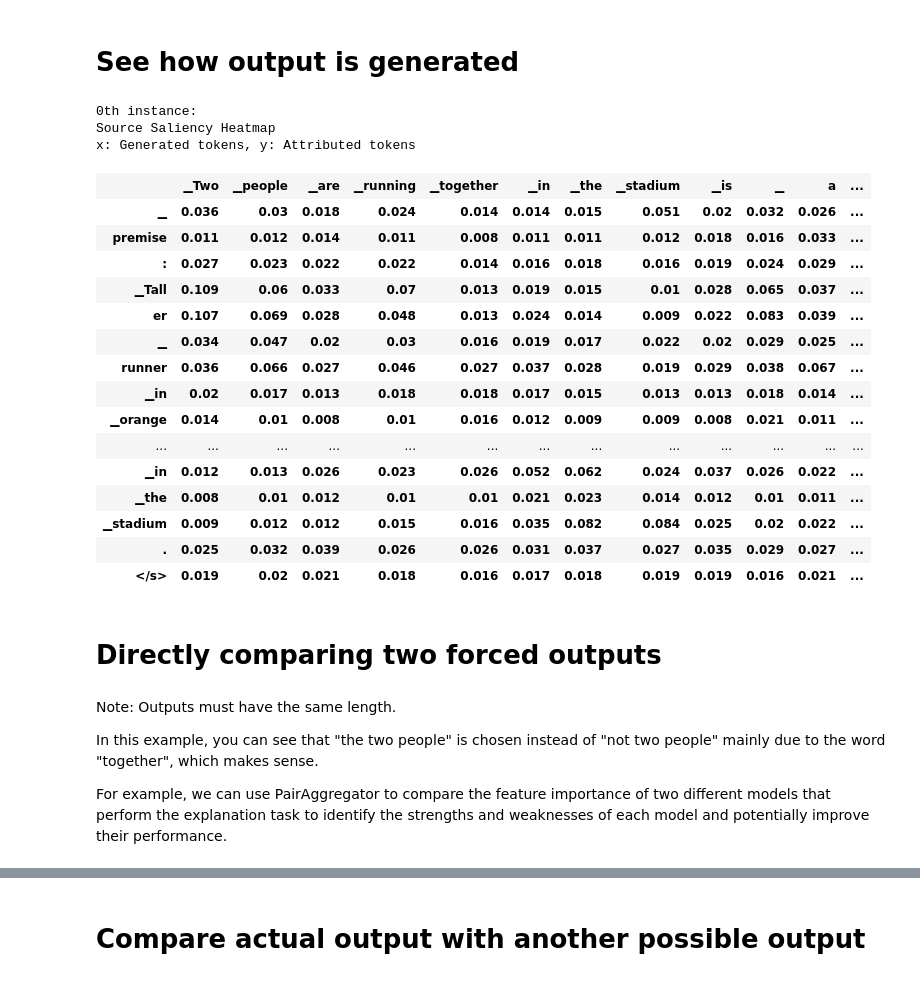
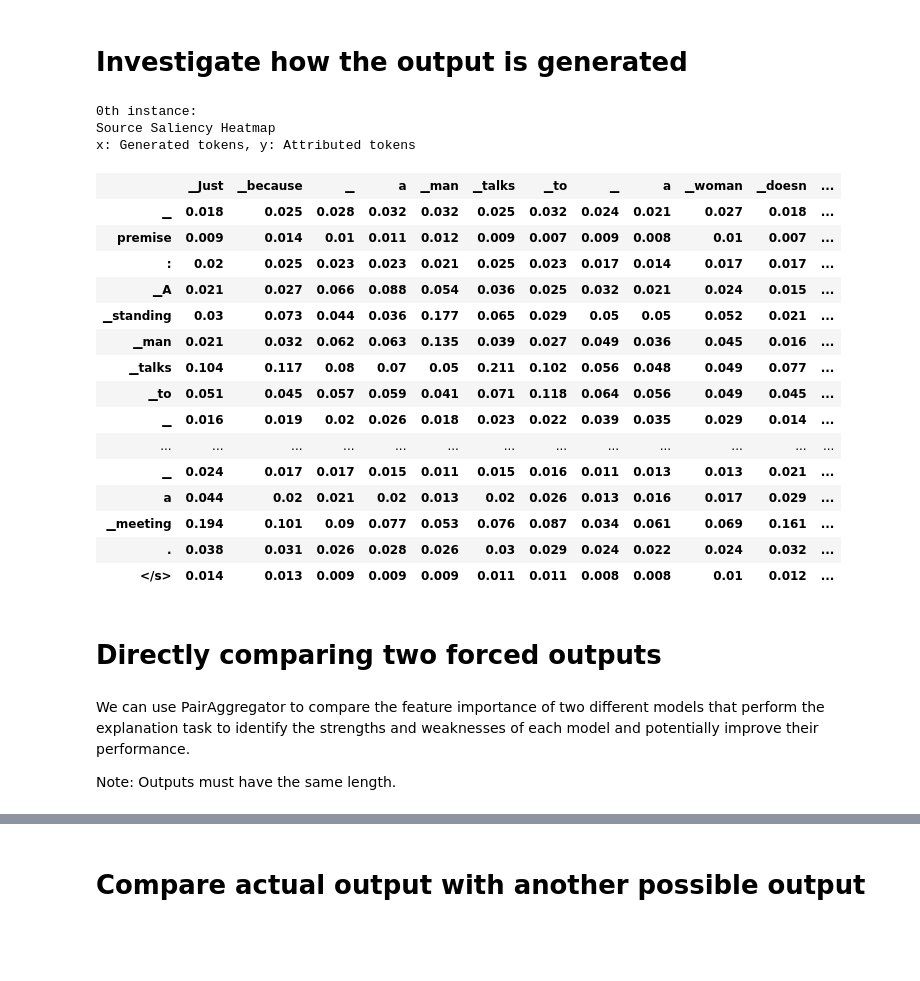
Before and after one commit to Rmko4/NLP-Explanations-for-NLI, a Jupyter notebook: inseq_evaluation.ipynb, the cells around one changed output, grey strips where cells are left out. Drawn from its saved outputs; the diff is of its cells as text; code cells hidden in the pictures; blank space fills up the shorter version.

```diff
--- a/inseq_evaluation.ipynb
+++ b/inseq_evaluation.ipynb
@@ -17,39 +13,35 @@ model = LitT5Classify.load_from_checkpoint(
 # %% [markdown]
-# See how output is generated
+# Investigate how the output is generated
-# %%
-inseq_model = inseq.load_model(model.model, "saliency")
-inseq_model.attribute(
-    "premise: Taller runner in orange and smaller one in blue run side by side around \
-    track in crowded stadium. hypothesis: Two people are running together in the stadium."
-).show()
-# %% [output]
-0th instance:
-Source Saliency Heatmap
-x: Generated tokens, y: Attributed tokens
-|  | ▁Two | ▁people | ▁are | ▁running | ▁together | ▁in | ▁the | ▁stadium | ▁is | ▁ | a | ... |
-| ▁ | 0.036 | 0.03 | 0.018 | 0.024 | 0.014 | 0.014 | 0.015 | 0.051 | 0.02 | 0.032 | 0.026 | ... |
-| premise | 0.011 | 0.012 | 0.014 | 0.011 | 0.008 | 0.011 | 0.011 | 0.012 | 0.018 | 0.016 | 0.033 | ... |
-| : | 0.027 | 0.023 | 0.022 | 0.022 | 0.014 | 0.016 | 0.018 | 0.016 | 0.019 | 0.024 | 0.029 | ... |
-| ▁Tall | 0.109 | 0.06 | 0.033 | 0.07 | 0.013 | 0.019 | 0.015 | 0.01 | 0.028 | 0.065 | 0.037 | ... |
-| er | 0.107 | 0.069 | 0.028 | 0.048 | 0.013 | 0.024 | 0.014 | 0.009 | 0.022 | 0.083 | 0.039 | ... |
-| ▁ | 0.034 | 0.047 | 0.02 | 0.03 | 0.016 | 0.019 | 0.017 | 0.022 | 0.02 | 0.029 | 0.025 | ... |
-| runner | 0.036 | 0.066 | 0.027 | 0.046 | 0.027 | 0.037 | 0.028 | 0.019 | 0.029 | 0.038 | 0.067 | ... |
-| ▁in | 0.02 | 0.017 | 0.013 | 0.018 | 0.018 | 0.017 | 0.015 | 0.013 | 0.013 | 0.018 | 0.014 | ... |
-| ▁orange | 0.014 | 0.01 | 0.008 | 0.01 | 0.016 | 0.012 | 0.009 | 0.009 | 0.008 | 0.021 | 0.011 | ... |
-| ... | ... | ... | ... | ... | ... | ... | ... | ... | ... | ... | ... | ... |
-| ▁in | 0.012 | 0.013 | 0.026 | 0.023 | 0.026 | 0.052 | 0.062 | 0.024 | 0.037 | 0.026 | 0.022 | ... |
-| ▁the | 0.008 | 0.01 | 0.012 | 0.01 | 0.01 | 0.021 | 0.023 | 0.014 | 0.012 | 0.01 | 0.011 | ... |
-| ▁stadium | 0.009 | 0.012 | 0.012 | 0.015 | 0.016 | 0.035 | 0.082 | 0.084 | 0.025 | 0.02 | 0.022 | ... |
-| . | 0.025 | 0.032 | 0.039 | 0.026 | 0.026 | 0.031 | 0.037 | 0.027 | 0.035 | 0.029 | 0.027 | ... |
-| </s> | 0.019 | 0.02 | 0.021 | 0.018 | 0.016 | 0.017 | 0.018 | 0.019 | 0.019 | 0.016 | 0.021 | ... |
+# %%
+inseq_model_explanation.attribute(
+    "premise: A big dog and a smaller dog fight over a piece of fabric. hypothesis: Two dogs fighting over a piece of fabric"
+).show()
+# %% [output]
+0th instance:
+Source Saliency Heatmap
+x: Generated tokens, y: Attributed tokens
+|  | ▁Just | ▁because | ▁ | a | ▁man | ▁talks | ▁to | ▁ | a | ▁woman | ▁doesn | ... |
+| ▁ | 0.018 | 0.025 | 0.028 | 0.032 | 0.032 | 0.025 | 0.032 | 0.024 | 0.021 | 0.027 | 0.018 | ... |
+| premise | 0.009 | 0.014 | 0.01 | 0.011 | 0.012 | 0.009 | 0.007 | 0.009 | 0.008 | 0.01 | 0.007 | ... |
+| : | 0.02 | 0.025 | 0.023 | 0.023 | 0.021 | 0.025 | 0.023 | 0.017 | 0.014 | 0.017 | 0.017 | ... |
+| ▁A | 0.021 | 0.027 | 0.066 | 0.088 | 0.054 | 0.036 | 0.025 | 0.032 | 0.021 | 0.024 | 0.015 | ... |
+| ▁standing | 0.03 | 0.073 | 0.044 | 0.036 | 0.177 | 0.065 | 0.029 | 0.05 | 0.05 | 0.052 | 0.021 | ... |
+| ▁man | 0.021 | 0.032 | 0.062 | 0.063 | 0.135 | 0.039 | 0.027 | 0.049 | 0.036 | 0.045 | 0.016 | ... |
+| ▁talks | 0.104 | 0.117 | 0.08 | 0.07 | 0.05 | 0.211 | 0.102 | 0.056 | 0.048 | 0.049 | 0.077 | ... |
+| ▁to | 0.051 | 0.045 | 0.057 | 0.059 | 0.041 | 0.071 | 0.118 | 0.064 | 0.056 | 0.049 | 0.045 | ... |
+| ▁ | 0.016 | 0.019 | 0.02 | 0.026 | 0.018 | 0.023 | 0.022 | 0.039 | 0.035 | 0.029 | 0.014 | ... |
+| ... | ... | ... | ... | ... | ... | ... | ... | ... | ... | ... | ... | ... |
+| ▁ | 0.024 | 0.017 | 0.017 | 0.015 | 0.011 | 0.015 | 0.016 | 0.011 | 0.013 | 0.013 | 0.021 | ... |
+| a | 0.044 | 0.02 | 0.021 | 0.02 | 0.013 | 0.02 | 0.026 | 0.013 | 0.016 | 0.017 | 0.029 | ... |
+| ▁meeting | 0.194 | 0.101 | 0.09 | 0.077 | 0.053 | 0.076 | 0.087 | 0.034 | 0.061 | 0.069 | 0.161 | ... |
+| . | 0.038 | 0.031 | 0.026 | 0.028 | 0.026 | 0.03 | 0.029 | 0.024 | 0.022 | 0.024 | 0.032 | ... |
+| </s> | 0.014 | 0.013 | 0.009 | 0.009 | 0.009 | 0.011 | 0.011 | 0.008 | 0.008 | 0.01 | 0.012 | ... |
 # %% [markdown]
 # Directly comparing two forced outputs
 # %% [markdown]
+We can use PairAggregator to compare the feature importance of two different models that perform the explanation task to identify the strengths and weaknesses of each model and potentially improve their performance.
+
 Note: Outputs must have the same length.
-
-In this example, you can see that "the two people" is chosen instead of "not two people" mainly due to the word "together", which makes sense.
-
-For example, we can use PairAggregator to compare the feature importance of two different models that perform the explanation task to identify the strengths and weaknesses of each model and potentially improve their performance.
 # %%
 from inseq.data.aggregator import AggregatorPipeline, ContiguousSpanAggregator, SequenceAttributionAggregator, PairAggregator
 
```
Also changed, not shown: parts of 3 cells of this notebook, 1 other file.
